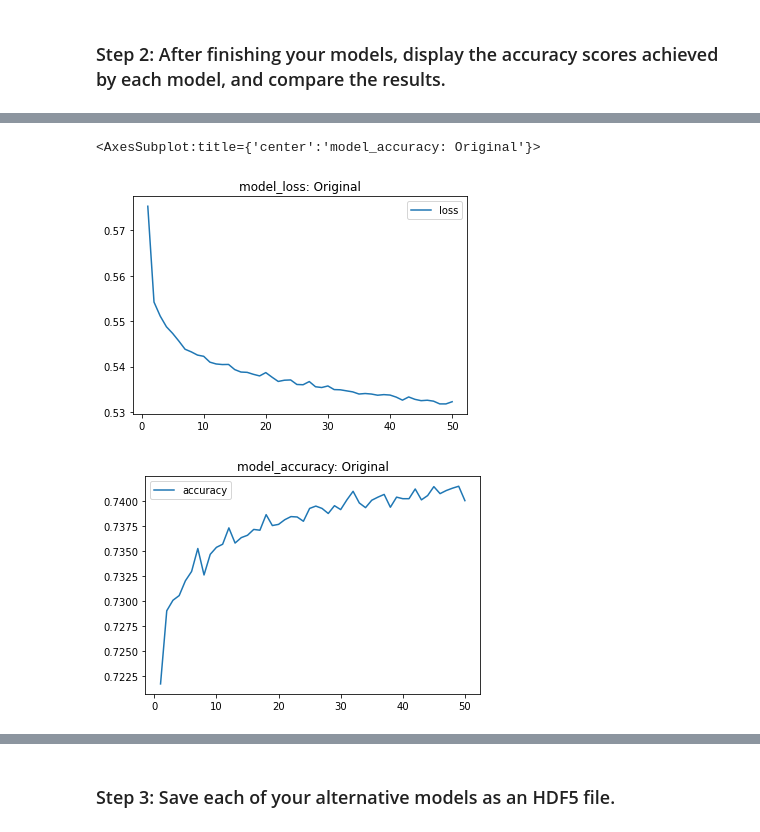
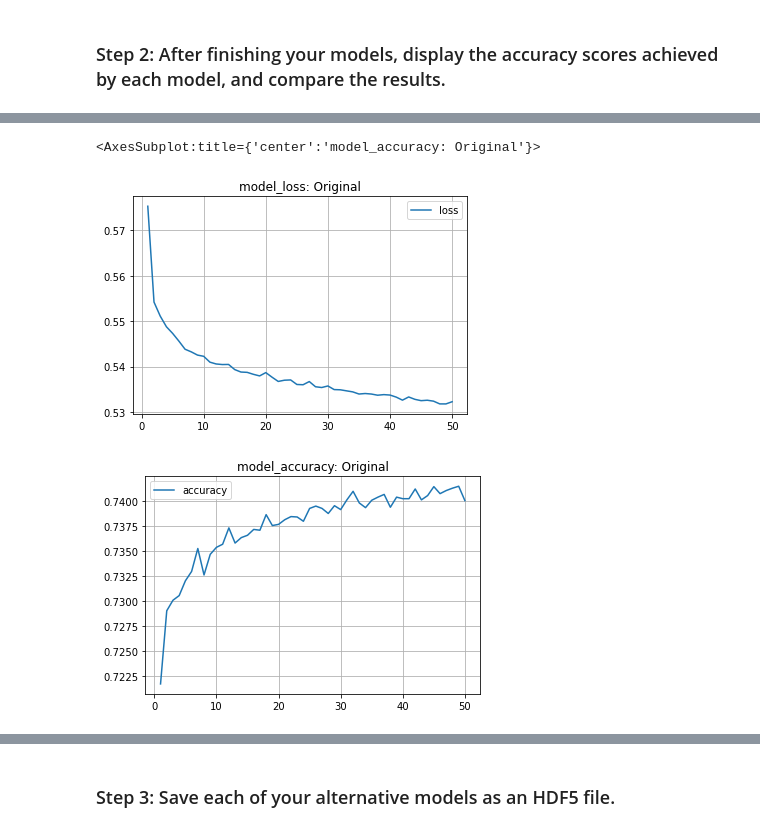
Before and after one commit to sfkonrad/M13_Challenge_Submission, a Jupyter notebook: M13_Challenge_Submision/M13_Challenge_sandbox.ipynb, the cells around one changed output, grey strips where cells are left out. Cells and saved outputs as stored; diff of their text form; code cells hidden in the pictures.

```diff
--- a/M13_Challenge_Submision/M13_Challenge_sandbox.ipynb
+++ b/M13_Challenge_Submision/M13_Challenge_sandbox.ipynb
@@ -638,7 +638,7 @@ model_loss, model_accuracy = nn.evaluate(X_test_scaled,y_test,verbose=1)
 print(f"Loss: {model_loss}, Accuracy: {model_accuracy}")
 
 model_plot = pd.DataFrame(fit_model.history, index=range(1, len(fit_model.history["loss"]) + 1))
-model_plot.plot(y="loss", title="model_loss: Original")
-model_plot.plot(y="accuracy", title="model_accuracy: Original")
+model_plot.plot(y="loss", grid=True, title="model_loss: Original")
+model_plot.plot(y="accuracy", grid=True, title="model_accuracy: Original")
 # %% [output]
 Original Model Results
@@ -646,7 +646,7 @@ Original Model Results
 Loss: 0.5536527037620544, Accuracy: 0.7303789854049683
 <AxesSubplot:title={'center':'model_accuracy: Original'}>
-[figure, old version]
+[figure, new version]
-[figure, old version]
+[figure, new version]
 # %%
 print("Alternative Model 4 Results")
 
```
Also changed, not shown: parts of 5 cells of this notebook.
